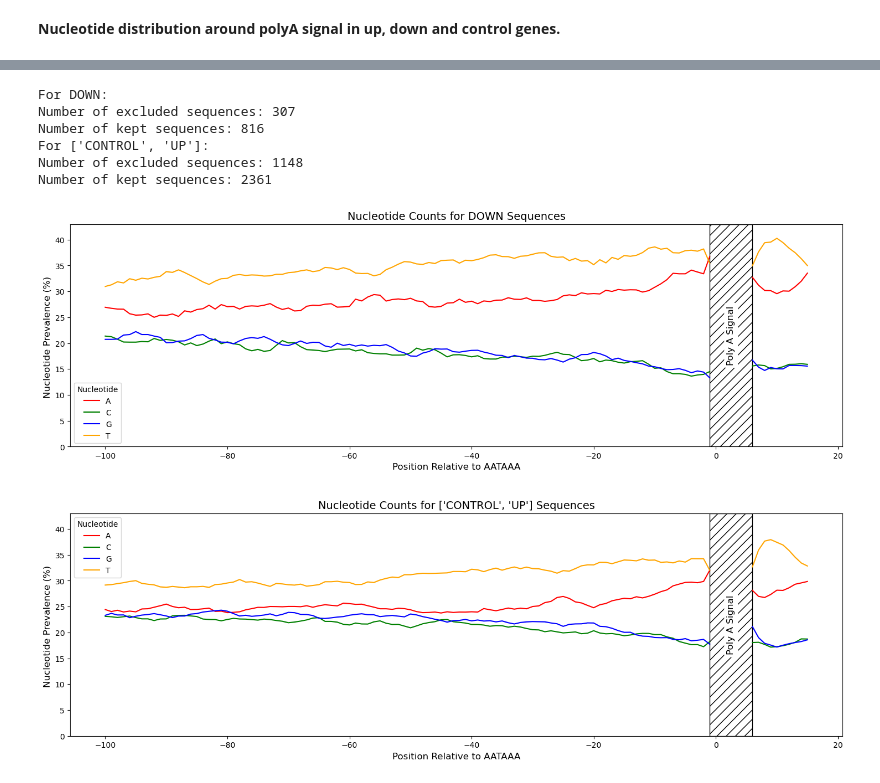
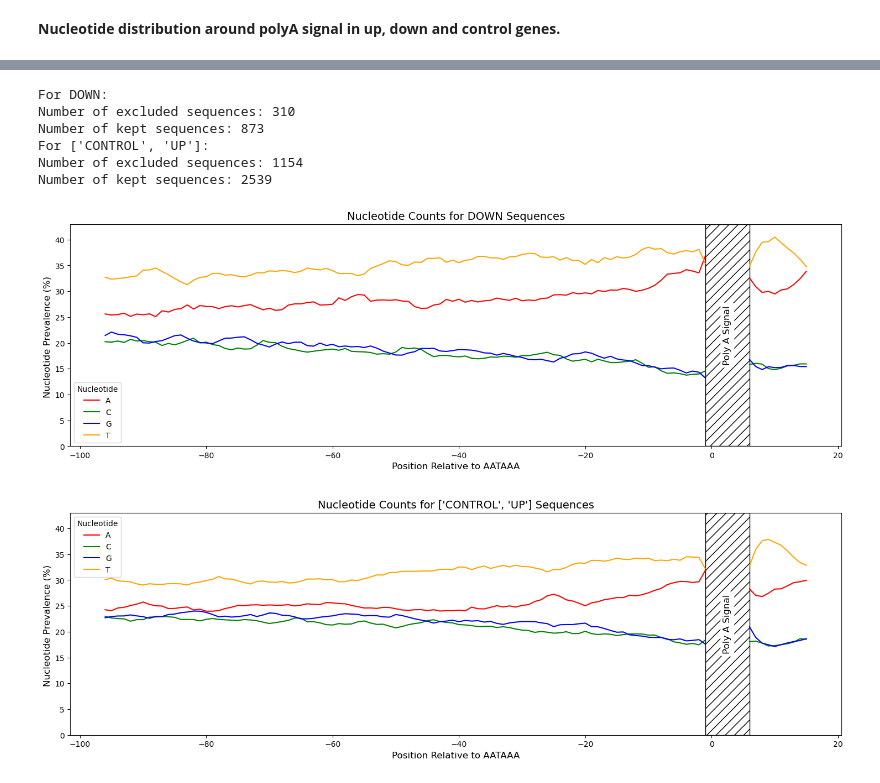
Before and after one commit to ulelab/LIN28A_RNPreassembly_bioinformatics, a Jupyter notebook: analysis/analysis15_NucleotideDistributionAroundPolyASignal/NucleotideDistributionAroundPolyASignal.ipynb, the cells around one changed output, grey strips where cells are left out. Drawn from its saved outputs; the diff is of its cells as text; code cells hidden in the pictures.

```diff
--- a/analysis/analysis15_NucleotideDistributionAroundPolyASignal/NucleotideDistributionAroundPolyASignal.ipynb
+++ b/analysis/analysis15_NucleotideDistributionAroundPolyASignal/NucleotideDistributionAroundPolyASignal.ipynb
@@ -13,4 +13,5 @@ import matplotlib.patches as patches
 **Nucleotide distribution around polyA signal in up, down and control genes.**
 # %%
 # Import the transcripts
-dataset_subset = pd.read_table(r'dataset_subset_95.bed', header=None, names= ['chromosome', 'start', 'end', 'classification', 'log2fold', 'strand', 'gene_name', 'sequence'])
+dataset = pd.read_table(r'/ceph/hpc/home/novljanj/data_storage/projects/LIN28A_associated/results/Trying_CNNs/QuantseqGroups_with_fa.bed', header=None, names= ['chromosome', 'start', 'end', 'classification', 'log2fold', 'strand', 'gene_name', 'sequence'])
+dataset
@@ -57,7 +56,7 @@ for cat_index, category in enumerate(categories):
     number_kept = 0
     # Loop over each sequence
     if category == "DOWN":
-        for sequence in dataset_subset[dataset_subset["classification"]==category]["sequence"]:
+        for sequence in dataset[dataset["classification"]==category]["sequence"]:
             # Find the terminal AATAAA
             index = sequence.rfind('AATAAA')
 
@@ -73,7 +72,7 @@ for cat_index, category in enumerate(categories):
                 if nucleotide in nucleotides:
                     df.loc[position, nucleotide] += 1
     else:
-        for sequence in dataset_subset[dataset_subset["classification"] != "DOWN"]["sequence"]:
+        for sequence in dataset[dataset["classification"] != "DOWN"]["sequence"]:
             # Find the terminal AATAAA
             index = sequence.rfind('AATAAA')
 
@@ -92,6 +91,7 @@ for cat_index, category in enumerate(categories):
     print(f"For {category}:")
     print(f"Number of excluded sequences: {number_excluded}")
     print(f"Number of kept sequences: {number_kept}")
+
     # Normalize the nucleotide counts
     df = (df / number_kept)*100
 
@@ -112,39 +112,40 @@ for cat_index, category in enumerate(categories):
     sns.lineplot(x='index', y='Score', hue='Nucleotide', data=subset2_melt, palette=colors, legend=False, ax=axs[cat_index])
 
     # Set the maximum value for the y-axis
+
     axs[cat_index].set_ylim(0, 43)
 
     # Draw a vertical bar with black and white criss-cross pattern
     bar_height = axs[cat_index].get_ylim()[1] - axs[cat_index].get_ylim()[0]  # Calculate the height of the bar based on y-axis limits
 
     bar = patches.Rectangle((polyA_start, axs[cat_index].get_ylim()[0]), polyA_end - polyA_start, bar_height, hatch='//', facecolor='none', edgecolor='black')
     axs[cat_index].add_patch(bar)
 
     # Add "Poly A Site" label to the bar vertically
     text_x_pos = (polyA_start + polyA_end) / 2  # Calculate the midpoint of the bar for x-coordinate
     text_y_pos = axs[cat_index].get_ylim()[0] + (bar_height / 2)  # Calculate the midpoint of the bar for y-coordinate
 
     text_box_props = dict(boxstyle='round', facecolor='white', edgecolor='none')
     axs[cat_index].text(text_x_pos, text_y_pos, 'Poly A Signal', ha='center', va='center', rotation='vertical', fontsize=12, bbox=text_box_props)
 
     # Add title to the plot
     axs[cat_index].set_title(f"Nucleotide Counts for {category} Sequences", fontsize=14)
 
     # Add the x-axis and y-axis labels
     axs[cat_index].set_xlabel('Position Relative to AATAAA', fontsize=12)
     axs[cat_index].set_ylabel('Nucleotide Prevalence (%) ', fontsize=12)
 
 plt.subplots_adjust(hspace=0.3)  # adjust the vertical spacing
 # export picture as svg
-plt.savefig('nucleotide_counts_for_down_sequences.svg', bbox_inches='tight')
+#plt.savefig('nucleotide_counts_for_down_sequences.svg', bbox_inches='tight')
 
 # Display the plot
 plt.show()
 # %% [output]
 For DOWN:
-Number of excluded sequences: 307
-Number of kept sequences: 816
+Number of excluded sequences: 310
+Number of kept sequences: 873
 For ['CONTROL', 'UP']:
-Number of excluded sequences: 1148
-Number of kept sequences: 2361
+Number of excluded sequences: 1154
+Number of kept sequences: 2539
-[figure, old version]
+[figure, new version]
```
Also changed, not shown: parts of 3 cells of this notebook.
